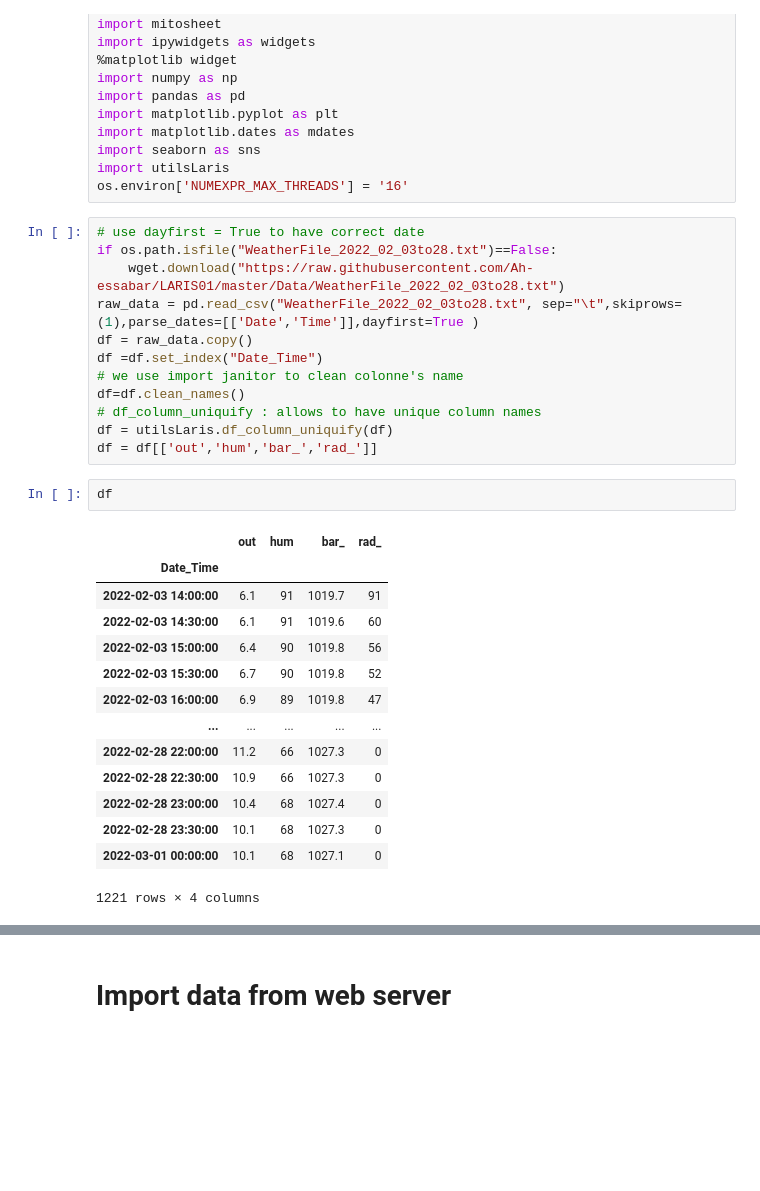
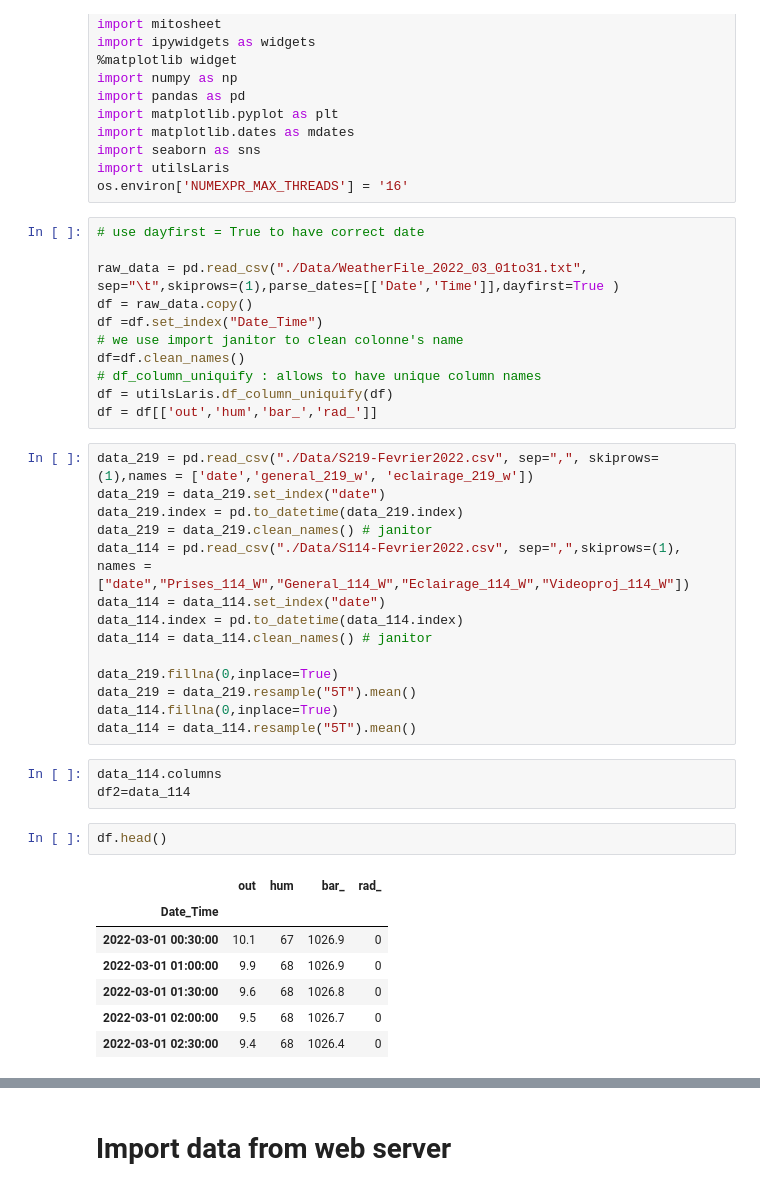
Before and after one commit to Ah-essabar/Master_SDS_Angers, a Jupyter notebook: S2/Mesures Polytech/FusionDataAll/mergeAllData.ipynb, the cells around one changed output, grey strips where cells are left out. Saved outputs shown, nothing was run; the diff lists cells and outputs as text; blank space fills up the shorter version.

```diff
--- a/S2/Mesures Polytech/FusionDataAll/mergeAllData.ipynb
+++ b/S2/Mesures Polytech/FusionDataAll/mergeAllData.ipynb
@@ -31,9 +31,8 @@ import utilsLaris
 os.environ['NUMEXPR_MAX_THREADS'] = '16'
 # %%
 # use dayfirst = True to have correct date
-if os.path.isfile("WeatherFile_2022_02_03to28.txt")==False:
-    wget.download("https://raw.githubusercontent.com/Ah-essabar/LARIS01/master/Data/WeatherFile_2022_02_03to28.txt")
-raw_data = pd.read_csv("WeatherFile_2022_02_03to28.txt", sep="\t",skiprows=(1),parse_dates=[['Date','Time']],dayfirst=True )
+
+raw_data = pd.read_csv("./Data/WeatherFile_2022_03_01to31.txt", sep="\t",skiprows=(1),parse_dates=[['Date','Time']],dayfirst=True )
 df = raw_data.copy()
 df =df.set_index("Date_Time")
 # we use import janitor to clean colonne's name
@@ -41,20 +40,30 @@ df=df.clean_names()
 # df_column_uniquify : allows to have unique column names
 df = utilsLaris.df_column_uniquify(df)
 df = df[['out','hum','bar_','rad_']]
+# %%
+data_219 = pd.read_csv("./Data/S219-Fevrier2022.csv", sep=",", skiprows=(1),names = ['date','general_219_w', 'eclairage_219_w'])
+data_219 = data_219.set_index("date")
+data_219.index = pd.to_datetime(data_219.index)
+data_219 = data_219.clean_names() # janitor
+data_114 = pd.read_csv("./Data/S114-Fevrier2022.csv", sep=",",skiprows=(1), names =["date","Prises_114_W","General_114_W","Eclairage_114_W","Videoproj_114_W"])
+data_114 = data_114.set_index("date")
+data_114.index = pd.to_datetime(data_114.index)
+data_114 = data_114.clean_names() # janitor
+
+data_219.fillna(0,inplace=True)
+data_219 = data_219.resample("5T").mean()
+data_114.fillna(0,inplace=True)
+data_114 = data_114.resample("5T").mean()
+# %%
+data_114.columns
+df2=data_114
 # %%
-df
+df.head()
 # %% [output]
 |  | out | hum | bar_ | rad_ |
 | Date_Time |  |  |  |  |
-| 2022-02-03 14:00:00 | 6.1 | 91 | 1019.7 | 91 |
-| 2022-02-03 14:30:00 | 6.1 | 91 | 1019.6 | 60 |
-| 2022-02-03 15:00:00 | 6.4 | 90 | 1019.8 | 56 |
-| 2022-02-03 15:30:00 | 6.7 | 90 | 1019.8 | 52 |
-| 2022-02-03 16:00:00 | 6.9 | 89 | 1019.8 | 47 |
-| ... | ... | ... | ... | ... |
-| 2022-02-28 22:00:00 | 11.2 | 66 | 1027.3 | 0 |
-| 2022-02-28 22:30:00 | 10.9 | 66 | 1027.3 | 0 |
-| 2022-02-28 23:00:00 | 10.4 | 68 | 1027.4 | 0 |
-| 2022-02-28 23:30:00 | 10.1 | 68 | 1027.3 | 0 |
-| 2022-03-01 00:00:00 | 10.1 | 68 | 1027.1 | 0 |
+| 2022-03-01 00:30:00 | 10.1 | 67 | 1026.9 | 0 |
+| 2022-03-01 01:00:00 | 9.9 | 68 | 1026.9 | 0 |
+| 2022-03-01 01:30:00 | 9.6 | 68 | 1026.8 | 0 |
+| 2022-03-01 02:00:00 | 9.5 | 68 | 1026.7 | 0 |
+| 2022-03-01 02:30:00 | 9.4 | 68 | 1026.4 | 0 |
-1221 rows × 4 columns
```
Also changed, not shown: parts of 1 cell of this notebook, 6 other files.
